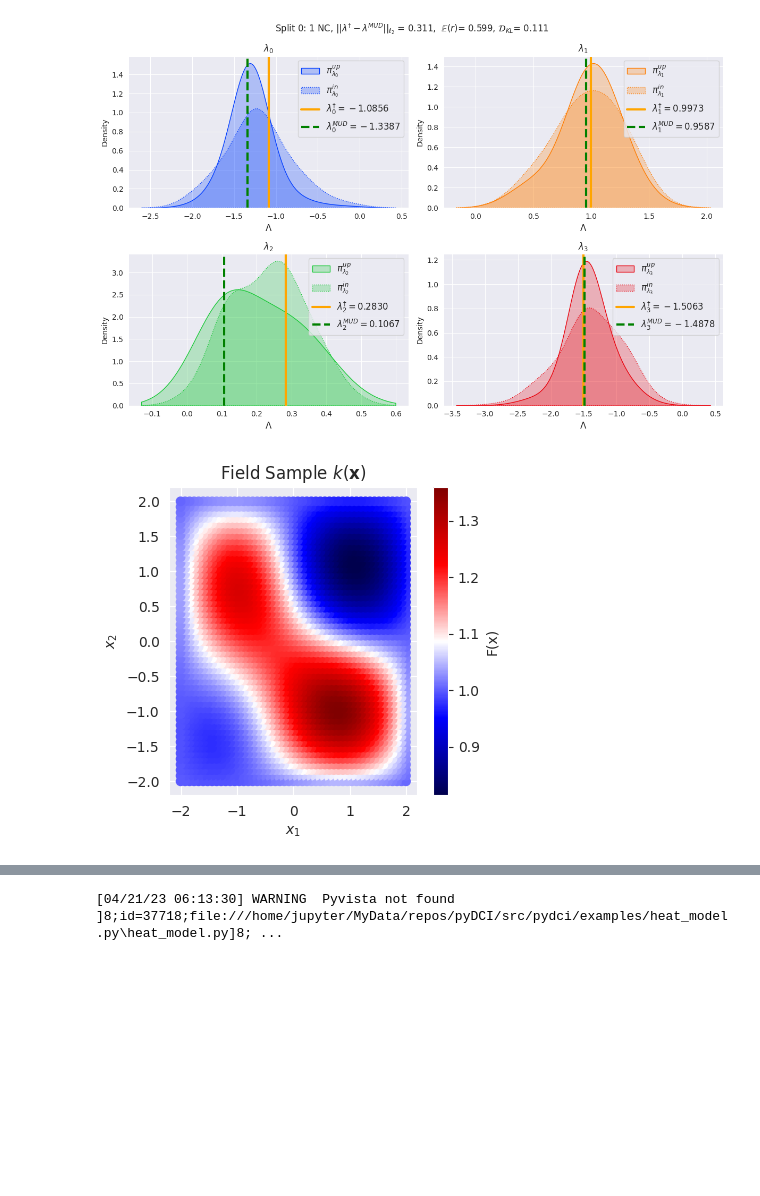
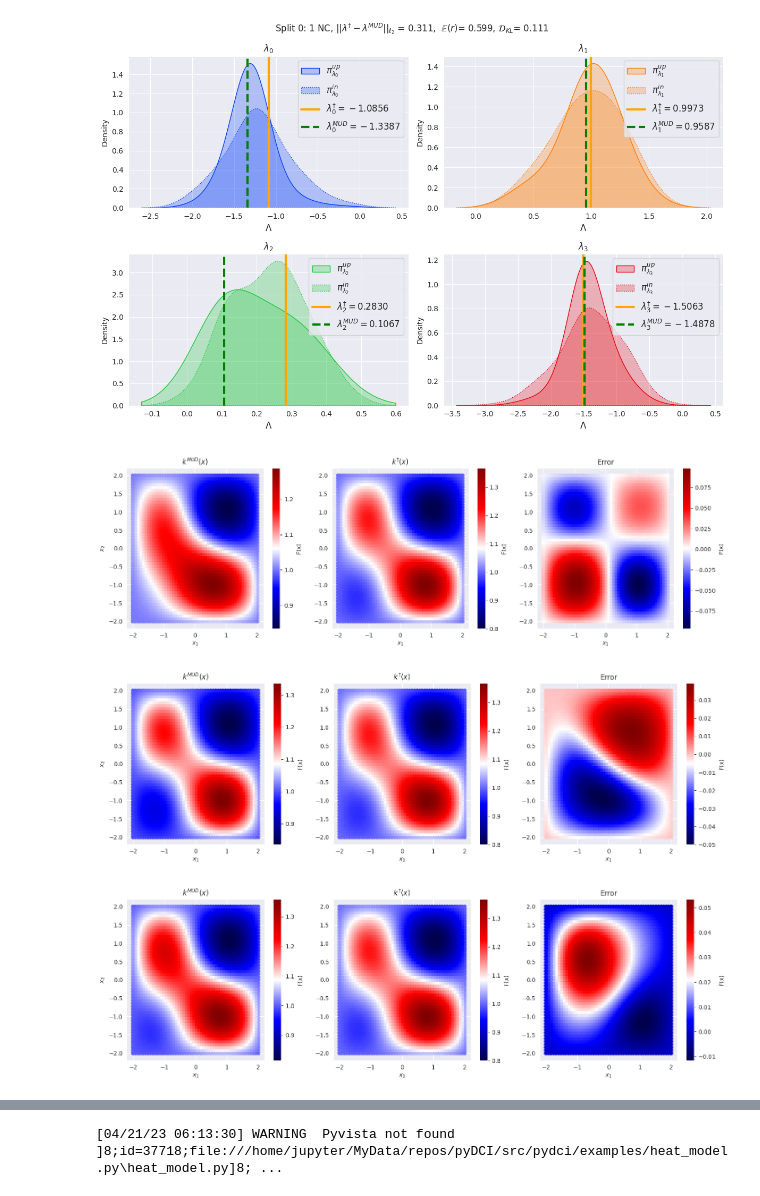
Before and after one commit to UT-CHG/pyDCI, a Jupyter notebook: notebooks/Examples/HeatEquation.ipynb, the cells around one changed output, grey strips where cells are left out. Saved outputs shown, nothing was run; the diff lists cells and outputs as text; code cells hidden in the pictures; blank space fills up the shorter version.

```diff
--- a/notebooks/Examples/HeatEquation.ipynb
+++ b/notebooks/Examples/HeatEquation.ipynb
@@ -219,6 +219,9 @@ def const_k(x):
 np.random.seed(123)
 
 importlib.reload(hm)
-heat_model = hm.HeatModel(max_states=50)
-heat_model.estimate_params([0.1, 0.2, 0.3], num_samples=100)
+
+hm = hm.HeatModel()
+pi_in, samples = hm.get_uniform_initial_samples(num_samples=10, scale=0.5)
+hm.forward_solve(0.1, samples=samples)
+hm.plot_states()
 # %% [output]
@@ -257,6 +294,21 @@ heat_model.probs[-1].param_density_plots(lam_true=heat_model.lam_true)
 # %% [output]
 [figure]
 # %%
-heat_model.plot_field(field=heat_model.probs[-1].mud_point)
+def plot_field_sol(heat_model, iteration=0):
+    fig, ax = plt.subplots(1, 3, figsize=(18,5))
+    heat_model.plot_field(field=heat_model.probs[iteration].mud_point, ax=ax[0])
+    ax[0].set_title('$k^{MUD}(x)$')
+    heat_model.plot_field(field=heat_model.lam_true, ax=ax[1])
+    ax[1].set_title('$k^{\dagger}(x)$')
+    ax[1].set_ylabel('')
+    heat_model.plot_field(field=heat_model.probs[iteration].mud_point, diff=heat_model.lam_true, ax=ax[2])
+    ax[2].set_title('Error')
+    ax[2].set_ylabel('')
+    fig.tight_layout
+
+for i in range(len(heat_model.probs)):
+    plot_field_sol(heat_model, iteration=i)
 # %% [output]
-[figure, old version]
+[figure, new version]
+[figure, added]
+[figure, added]
```
Also changed, not shown: parts of 45 cells of this notebook, 9 other files.
